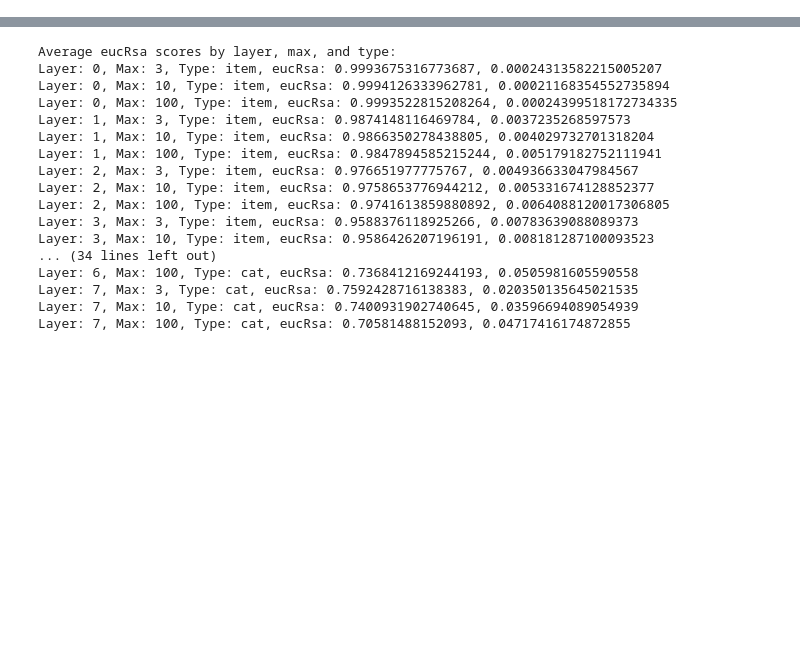
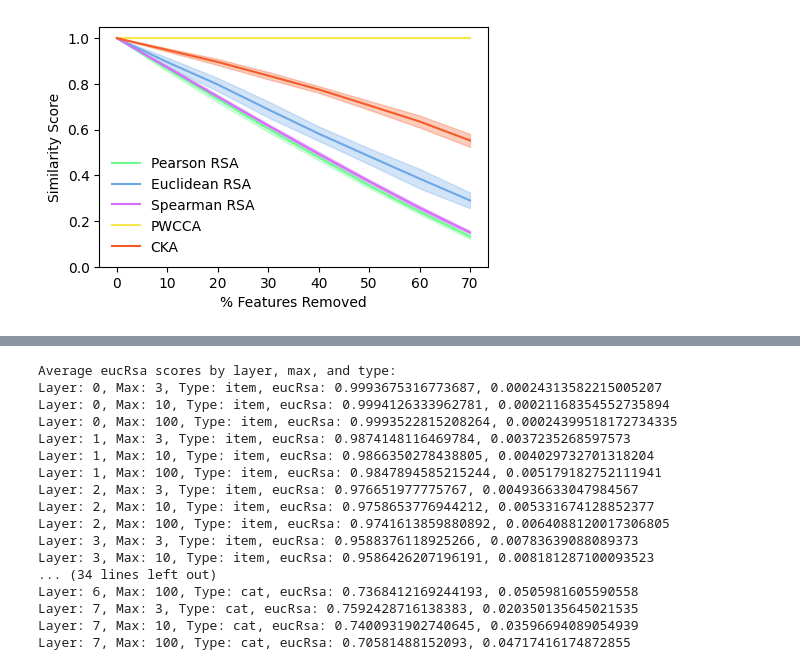
Before and after one commit to VandyCatLab/idvor, a Jupyter notebook: notebooks/Manuscript.ipynb, the cells around one changed output, grey strips where cells are left out. Cells and saved outputs as stored; diff of their text form; code cells hidden in the pictures; blank space fills up the shorter version.

```diff
--- a/notebooks/Manuscript.ipynb
+++ b/notebooks/Manuscript.ipynb
@@ -1414,0 +674,80 @@ pg.anova(data=seedMeans, dv="eucRsa", between=["layer", "seedType"], detailed=Tr
+# %%
+# Plot ablate curves
+ablatePath = "../outputs/masterOutput/ablateSims.csv"
+pwccaPath = "../outputs/masterOutput/pwccaAblate.csv"
+ablateData = pd.read_csv(ablatePath, index_col=0)
+ablateData["Neurons"] = np.abs(ablateData["Neurons"] - 10)
+tmp = pd.read_csv(pwccaPath, index_col=0)
+tmp["Neurons"] = np.abs(tmp["Neurons"] - 10)
+tmp.index = ablateData.index
+ablateData["cca"] = tmp["pwcca"]
+
+ablateData[rsaMetrics] = ablateData[rsaMetrics] ** 2
+ablateMean = ablateData.groupby(["Neurons"])[funNames].agg(np.mean)
+ablateCI = ablateData.groupby(["Neurons"])[funNames].agg(
+    lambda x: (np.mean(x) - pg.mad(x), np.mean(x) + pg.mad(x))
+)
+ablateMean = ablateMean.set_index(ablateMean.index * 10)
+ablateCI = ablateCI.set_index(ablateCI.index * 10)
+
+fig = plt.figure(figsize=(plotWidth, plotHeight))
+ax = fig.add_axes([0.15, 0.15, 0.8, 0.8])
+ax.plot(ablateMean["peaRsa"], color=peaRsaColor, label="Pearson RSA")
+ax.fill_between(
+    range(0, 80, 10),
+    [x[0] for x in ablateCI["peaRsa"]],
+    [x[1] for x in ablateCI["peaRsa"]],
+    zorder=-1,
+    alpha=0.3,
+    color=peaRsaColor,
+)
+ax.plot(ablateMean["eucRsa"], color=eucRsaColor, label="Euclidean RSA")
+ax.fill_between(
+    range(0, 80, 10),
+    [x[0] for x in ablateCI["eucRsa"]],
+    [x[1] for x in ablateCI["eucRsa"]],
+    zorder=-1,
+    alpha=0.3,
+    color=eucRsaColor,
+)
+ax.plot(ablateMean["speRsa"], color=speRsaColor, label="Spearman RSA")
+ax.fill_between(
+    range(0, 80, 10),
+    [x[0] for x in ablateCI["speRsa"]],
+    [x[1] for x in ablateCI["speRsa"]],
+    zorder=-1,
+    alpha=0.3,
+    color=speRsaColor,
+)
+ax.plot(ablateMean["cca"], color=ccaColor, label="PWCCA")
+ax.fill_between(
+    range(0, 80, 10),
+    [x[0] for x in ablateCI["cca"]],
+    [x[1] for x in ablateCI["cca"]],
+    zorder=-1,
+    alpha=0.3,
+    color=ccaColor,
+)
+ax.plot(ablateMean["cka"], color=ckaColor, label="CKA")
+ax.fill_between(
+    range(0, 80, 10),
+    [x[0] for x in ablateCI["cka"]],
+    [x[1] for x in ablateCI["cka"]],
+    zorder=-1,
+    alpha=0.3,
+    color=ckaColor,
+)
+
+ax.legend(frameon=False)
+ax.set_xlabel("% Features Removed")
+ax.set_ylabel("Similarity Score")
+ax.set_ylim(0, 1.05)
+
+# Tight layout
+fig.tight_layout()
+
+fig.show()
+
+fig.savefig("../outputs/masterOutput/manuscriptFigures/ablateSims.png")
+# %% [output]
+[figure, added]
```
Also changed, not shown: parts of 141 cells of this notebook.
